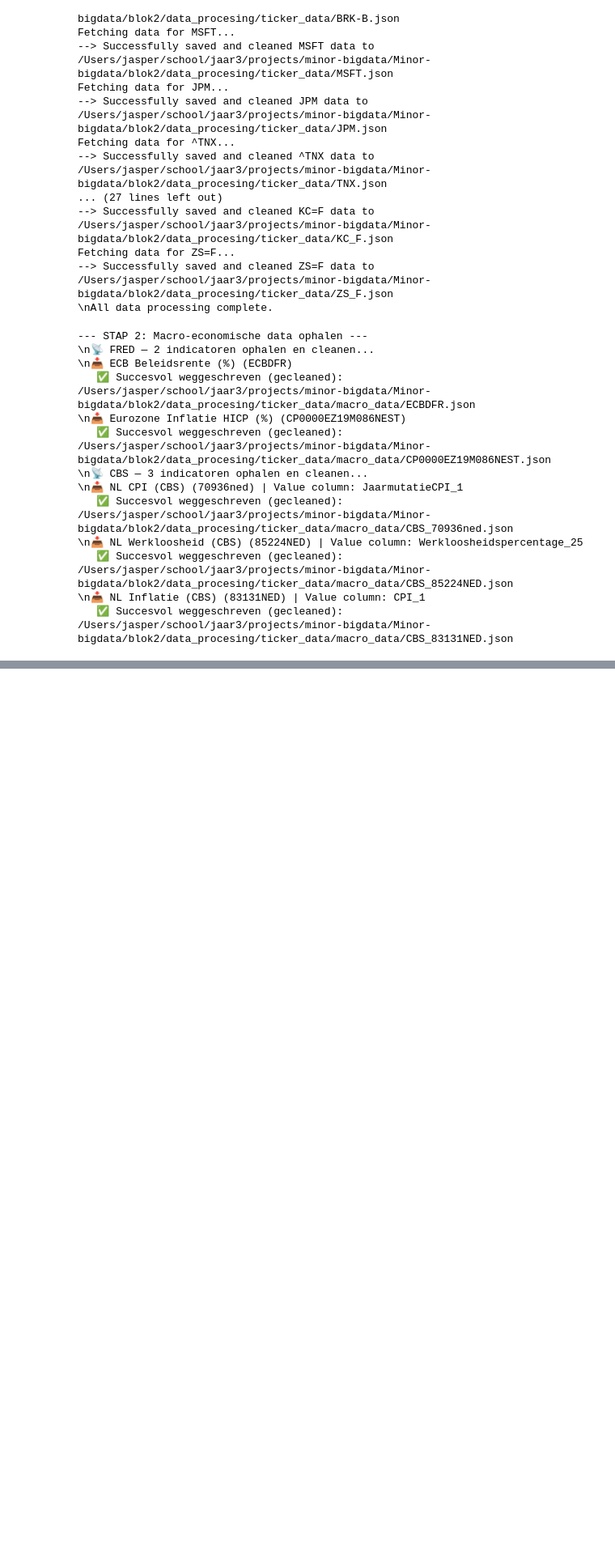
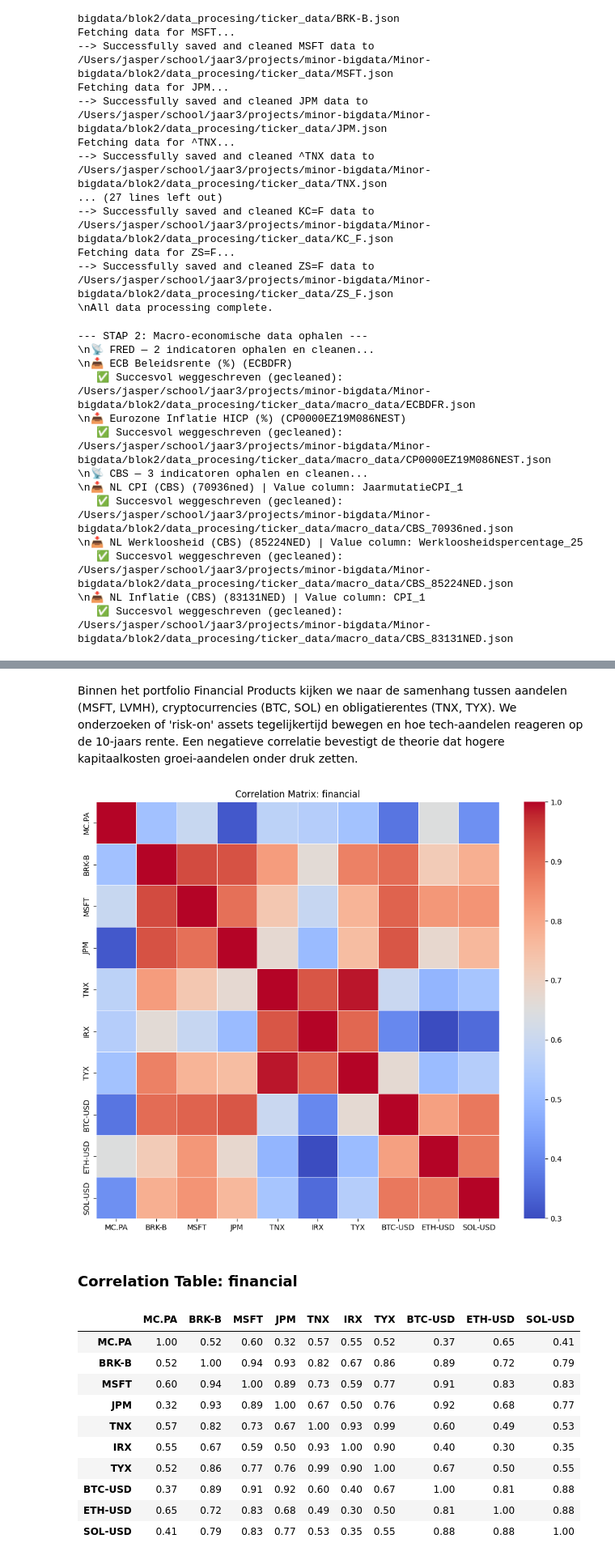
Before and after one commit to Pablo-Atanes/Minor-bigdata, a Jupyter notebook: b2_colab_board_pablo_jasper.ipynb, the cells around one changed output, grey strips where cells are left out. Shown at 81% size. Cells and saved outputs as stored; diff of their text form; code cells hidden in the pictures; blank space fills up the shorter version.

```diff
--- a/b2_colab_board_pablo_jasper.ipynb
+++ b/b2_colab_board_pablo_jasper.ipynb
@@ -219,0 +361,19 @@ Controleer de map 'cleaned_output' voor de resultaten.
+# %% [markdown]
+Binnen het portfolio Financial Products kijken we naar de samenhang tussen aandelen (MSFT, LVMH), cryptocurrencies (BTC, SOL) en obligatierentes (TNX, TYX). We onderzoeken of 'risk-on' assets tegelijkertijd bewegen en hoe tech-aandelen reageren op de 10-jaars rente. Een negatieve correlatie bevestigt de theorie dat hogere kapitaalkosten groei-aandelen onder druk zetten.
+# %%
+# Toon de gecombineerde correlatie van ALLES (Financieel + Grondstoffen + Macro)
+show_correlation_heatmap('financial')
+# %% [output]
+[figure, added]
+### Correlation Table: financial
+|  | MC.PA | BRK-B | MSFT | JPM | TNX | IRX | TYX | BTC-USD | ETH-USD | SOL-USD |
+| MC.PA | 1.00 | 0.52 | 0.60 | 0.32 | 0.57 | 0.55 | 0.52 | 0.37 | 0.65 | 0.41 |
+| BRK-B | 0.52 | 1.00 | 0.94 | 0.93 | 0.82 | 0.67 | 0.86 | 0.89 | 0.72 | 0.79 |
+| MSFT | 0.60 | 0.94 | 1.00 | 0.89 | 0.73 | 0.59 | 0.77 | 0.91 | 0.83 | 0.83 |
+| JPM | 0.32 | 0.93 | 0.89 | 1.00 | 0.67 | 0.50 | 0.76 | 0.92 | 0.68 | 0.77 |
+| TNX | 0.57 | 0.82 | 0.73 | 0.67 | 1.00 | 0.93 | 0.99 | 0.60 | 0.49 | 0.53 |
+| IRX | 0.55 | 0.67 | 0.59 | 0.50 | 0.93 | 1.00 | 0.90 | 0.40 | 0.30 | 0.35 |
+| TYX | 0.52 | 0.86 | 0.77 | 0.76 | 0.99 | 0.90 | 1.00 | 0.67 | 0.50 | 0.55 |
+| BTC-USD | 0.37 | 0.89 | 0.91 | 0.92 | 0.60 | 0.40 | 0.67 | 1.00 | 0.81 | 0.88 |
+| ETH-USD | 0.65 | 0.72 | 0.83 | 0.68 | 0.49 | 0.30 | 0.50 | 0.81 | 1.00 | 0.88 |
+| SOL-USD | 0.41 | 0.79 | 0.83 | 0.77 | 0.53 | 0.35 | 0.55 | 0.88 | 0.88 | 1.00 |
```
Also changed, not shown: parts of 27 cells of this notebook, 1 other file.
